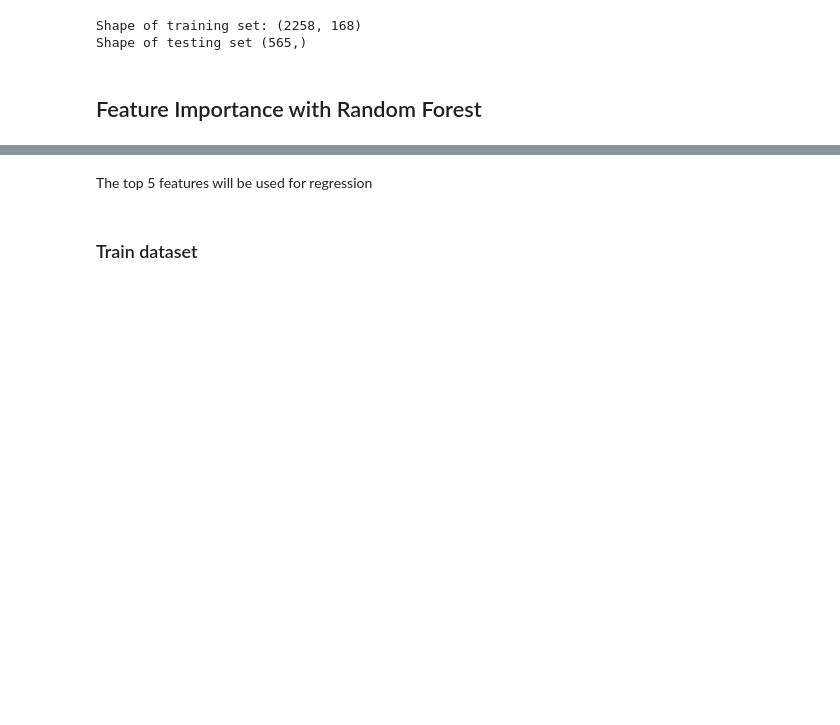
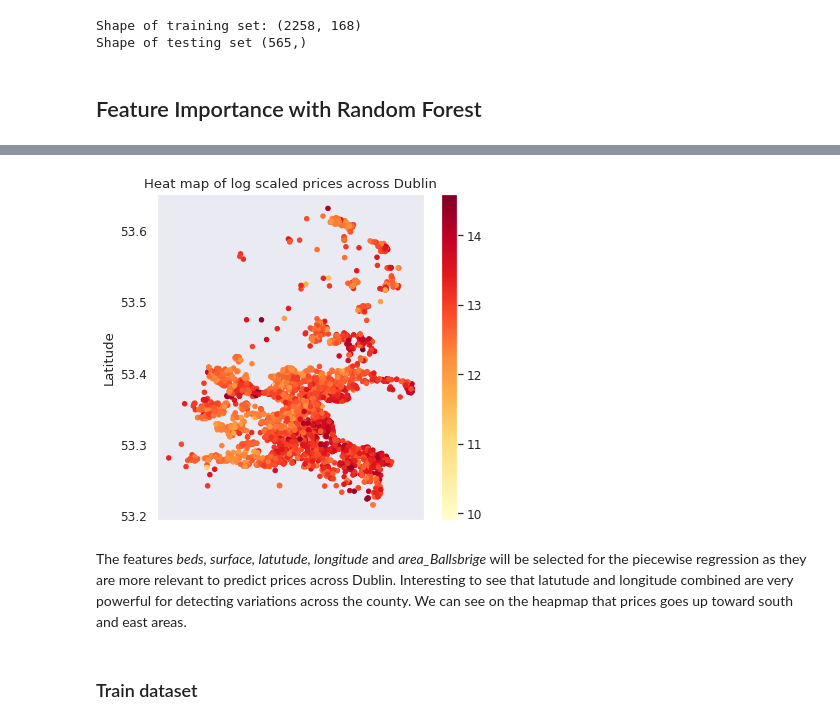
Before and after one commit to carlos20160984/ET5003_SEM1_2021-2, a Jupyter notebook: ET5003_Etivity2_Draft_Carlos_Santiago.ipynb, the cells around one changed output, grey strips where cells are left out. Drawn from its saved outputs; the diff is of its cells as text; code cells hidden in the pictures; blank space fills up the shorter version.

```diff
--- a/ET5003_Etivity2_Draft_Carlos_Santiago.ipynb
+++ b/ET5003_Etivity2_Draft_Carlos_Santiago.ipynb
@@ -504,5 +519,16 @@ plt.show()
-# %% [markdown]
-The top 5 features will be used for regression
+# %%
+# Log transforming the price to remove heat map sensitivity to outliers
+train.plot.scatter(x = 'longitude', y = 'latitude', c = np.log(train['price']), cmap = 'YlOrRd', figsize = (6,6))
+plt.title("Heat map of log scaled prices across Dublin")
+plt.xlabel("Longitude")
+plt.ylabel("Latitude")
+plt.grid()
+plt.show()
+# %% [output]
+[figure, added]
+# %% [markdown]
+The features *beds, surface, latutude, longitude* and *area_Ballsbrige* will be selected for the piecewise regression as they are more relevant to predict prices across Dublin.
+Interesting to see that latutude and longitude combined are very powerful for detecting variations across the county. We can see on the heapmap that prices goes up toward south and east areas.
 # %% [markdown]
 ### Train dataset
 # %% [markdown]
```
Also changed, not shown: parts of 22 cells of this notebook.
